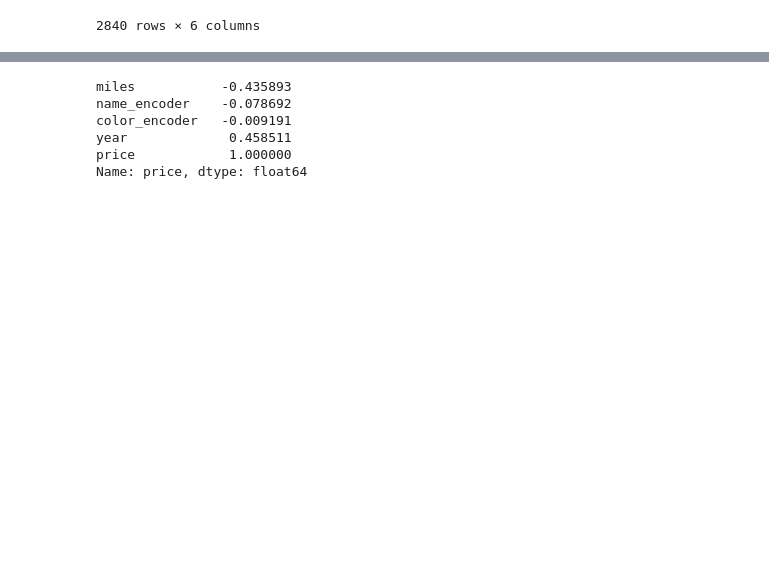
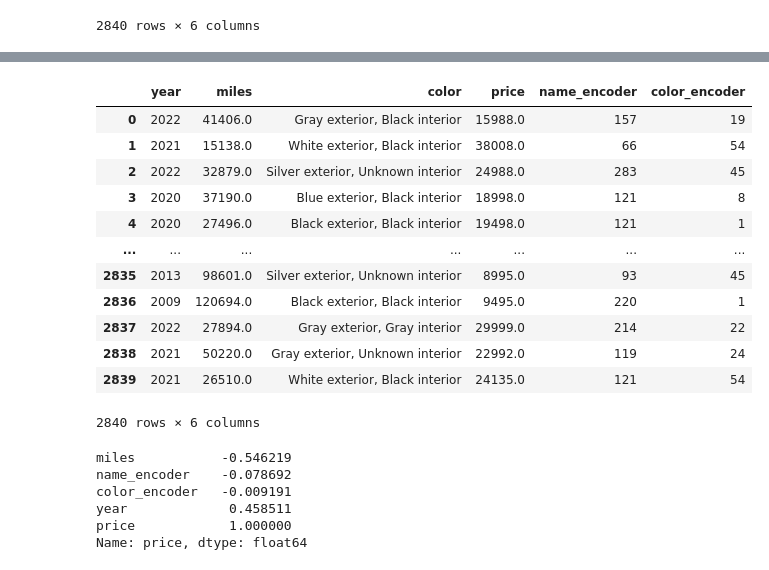
Before and after one commit to humeyragok/CarPriceRegression, a Jupyter notebook: CarPriceRegression.ipynb, the cells around one changed output, grey strips where cells are left out. Drawn from its saved outputs; the diff is of its cells as text; code cells hidden in the pictures; blank space fills up the shorter version.

```diff
--- a/CarPriceRegression.ipynb
+++ b/CarPriceRegression.ipynb
@@ -96,3 +137,19 @@ price            0
 name_encoder     0
 color_encoder    0
 dtype: int64
+# %%
+dataFrame
+# %% [output]
+|  | year | miles | color | price | name_encoder | color_encoder |
+| 0 | 2022 | 41406.0 | Gray exterior, Black interior | 15988.0 | 157 | 19 |
+| 1 | 2021 | 15138.0 | White exterior, Black interior | 38008.0 | 66 | 54 |
+| 2 | 2022 | 32879.0 | Silver exterior, Unknown interior | 24988.0 | 283 | 45 |
+| 3 | 2020 | 37190.0 | Blue exterior, Black interior | 18998.0 | 121 | 8 |
+| 4 | 2020 | 27496.0 | Black exterior, Black interior | 19498.0 | 121 | 1 |
+| ... | ... | ... | ... | ... | ... | ... |
+| 2835 | 2013 | 98601.0 | Silver exterior, Unknown interior | 8995.0 | 93 | 45 |
+| 2836 | 2009 | 120694.0 | Black exterior, Black interior | 9495.0 | 220 | 1 |
+| 2837 | 2022 | 27894.0 | Gray exterior, Gray interior | 29999.0 | 214 | 22 |
+| 2838 | 2021 | 50220.0 | Gray exterior, Unknown interior | 22992.0 | 119 | 24 |
+| 2839 | 2021 | 26510.0 | White exterior, Black interior | 24135.0 | 121 | 54 |
+2840 rows × 6 columns
@@ -99,9 +158,9 @@ dtype: int64
 # %%
 #plt.figure(figsize=(7,5))
 #sbn.distplot(dataFrame["price"])
-df.corr()["price"].sort_values()
+dataFrame.corr()["price"].sort_values()
 # %% [output]
-miles           -0.435893
+miles           -0.546219
 name_encoder    -0.078692
 color_encoder   -0.009191
 year             0.458511
```
Also changed, not shown: parts of 41 cells of this notebook.
